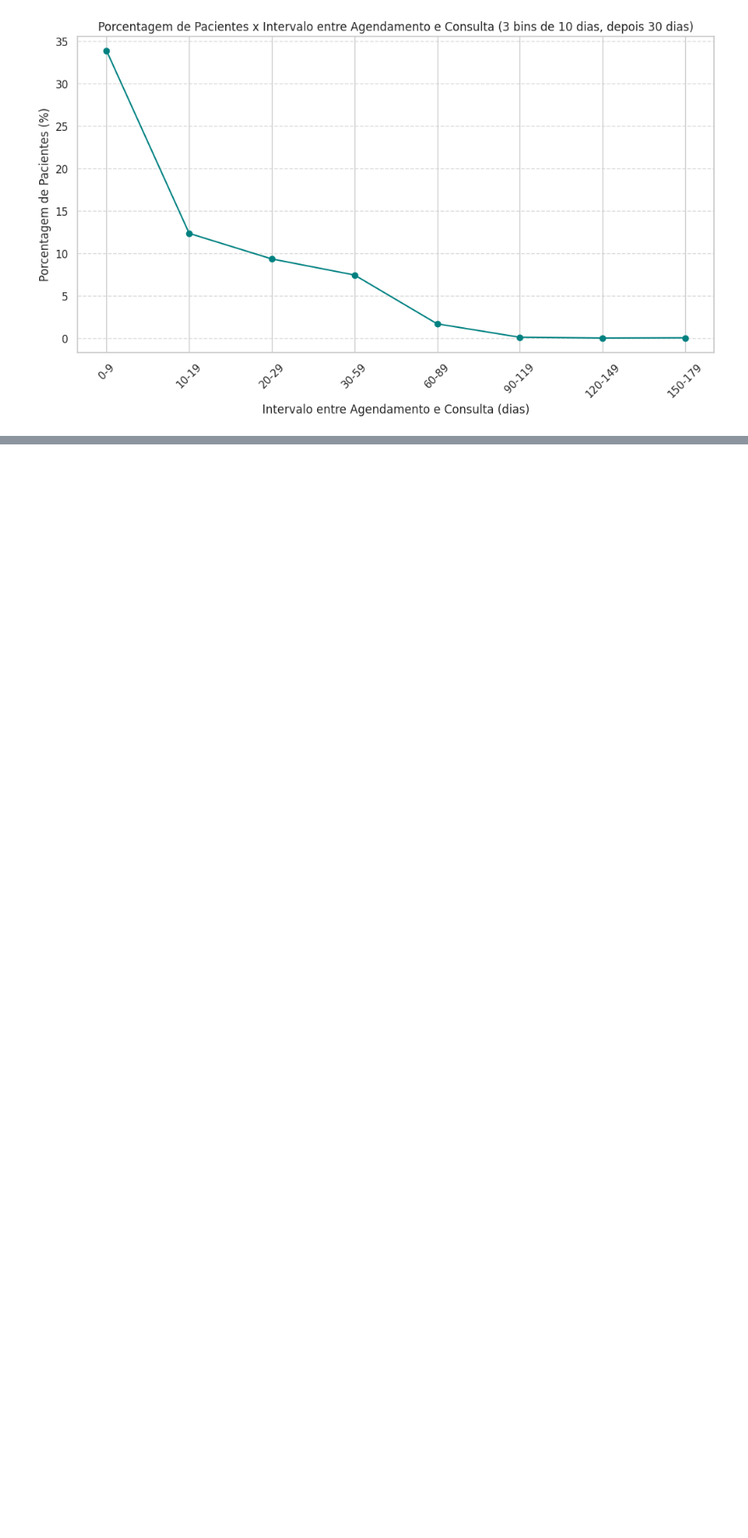
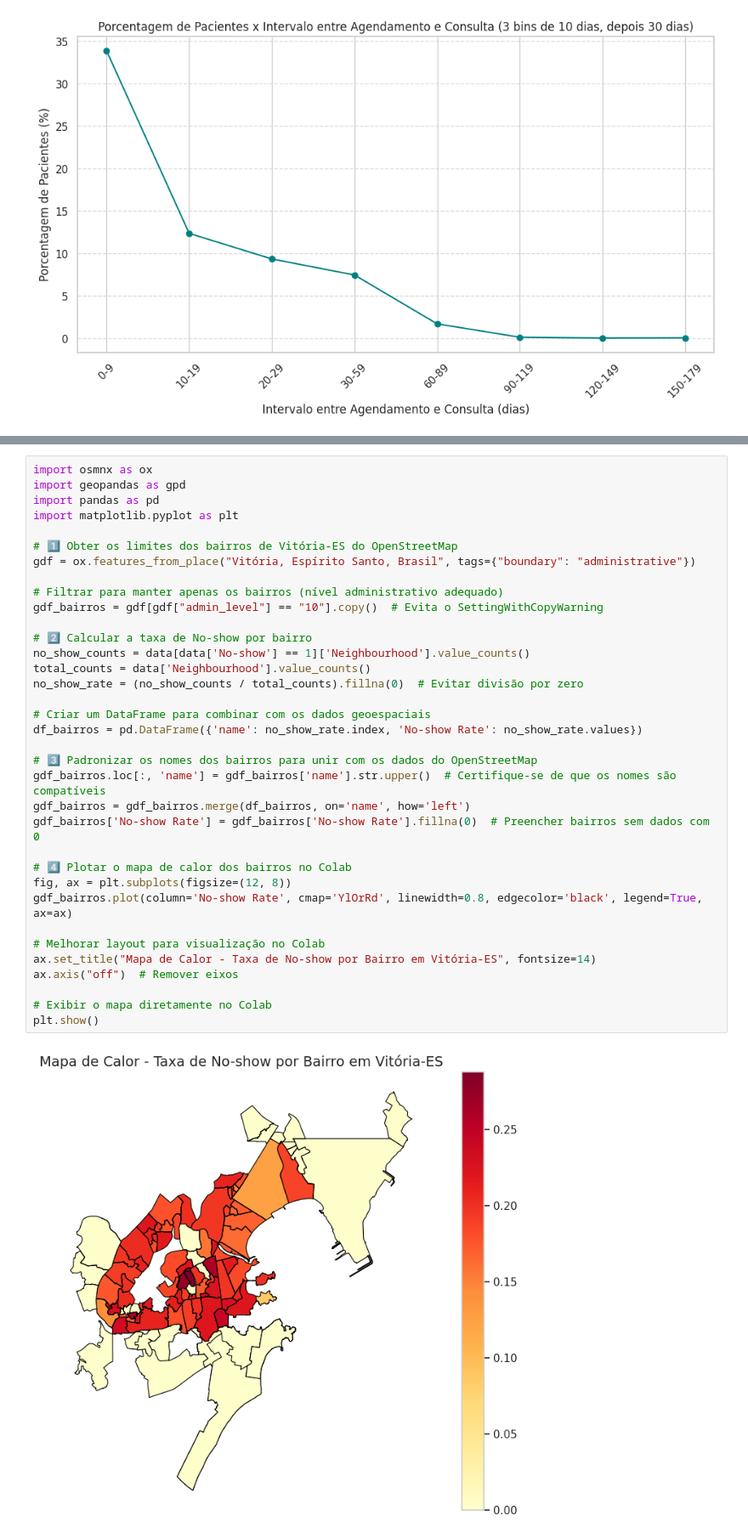
Before and after one commit to eddorileo/saudeDigital, a Jupyter notebook: src/AnaliseExploratoriaDados.ipynb, the cells around one changed output, grey strips where cells are left out. Shown at 85% size. Drawn from its saved outputs; the diff is of its cells as text; blank space fills up the shorter version.

```diff
--- a/src/AnaliseExploratoriaDados.ipynb
+++ b/src/AnaliseExploratoriaDados.ipynb
@@ -692,0 +701,37 @@ plt.show()
+# %%
+import osmnx as ox
+import geopandas as gpd
+import pandas as pd
+import matplotlib.pyplot as plt
+
+# 1️⃣ Obter os limites dos bairros de Vitória-ES do OpenStreetMap
+gdf = ox.features_from_place("Vitória, Espírito Santo, Brasil", tags={"boundary": "administrative"})
+
+# Filtrar para manter apenas os bairros (nível administrativo adequado)
+gdf_bairros = gdf[gdf["admin_level"] == "10"].copy()  # Evita o SettingWithCopyWarning
+
+# 2️⃣ Calcular a taxa de No-show por bairro
+no_show_counts = data[data['No-show'] == 1]['Neighbourhood'].value_counts()
+total_counts = data['Neighbourhood'].value_counts()
+no_show_rate = (no_show_counts / total_counts).fillna(0)  # Evitar divisão por zero
+
+# Criar um DataFrame para combinar com os dados geoespaciais
+df_bairros = pd.DataFrame({'name': no_show_rate.index, 'No-show Rate': no_show_rate.values})
+
+# 3️⃣ Padronizar os nomes dos bairros para unir com os dados do OpenStreetMap
+gdf_bairros.loc[:, 'name'] = gdf_bairros['name'].str.upper()  # Certifique-se de que os nomes são compatíveis
+gdf_bairros = gdf_bairros.merge(df_bairros, on='name', how='left')
+gdf_bairros['No-show Rate'] = gdf_bairros['No-show Rate'].fillna(0)  # Preencher bairros sem dados com 0
+
+# 4️⃣ Plotar o mapa de calor dos bairros no Colab
+fig, ax = plt.subplots(figsize=(12, 8))
+gdf_bairros.plot(column='No-show Rate', cmap='YlOrRd', linewidth=0.8, edgecolor='black', legend=True, ax=ax)
+
+# Melhorar layout para visualização no Colab
+ax.set_title("Mapa de Calor - Taxa de No-show por Bairro em Vitória-ES", fontsize=14)
+ax.axis("off")  # Remover eixos
+
+# Exibir o mapa diretamente no Colab
+plt.show()
+# %% [output]
+[figure, added]
```
Also changed, not shown: parts of 6 cells of this notebook.
